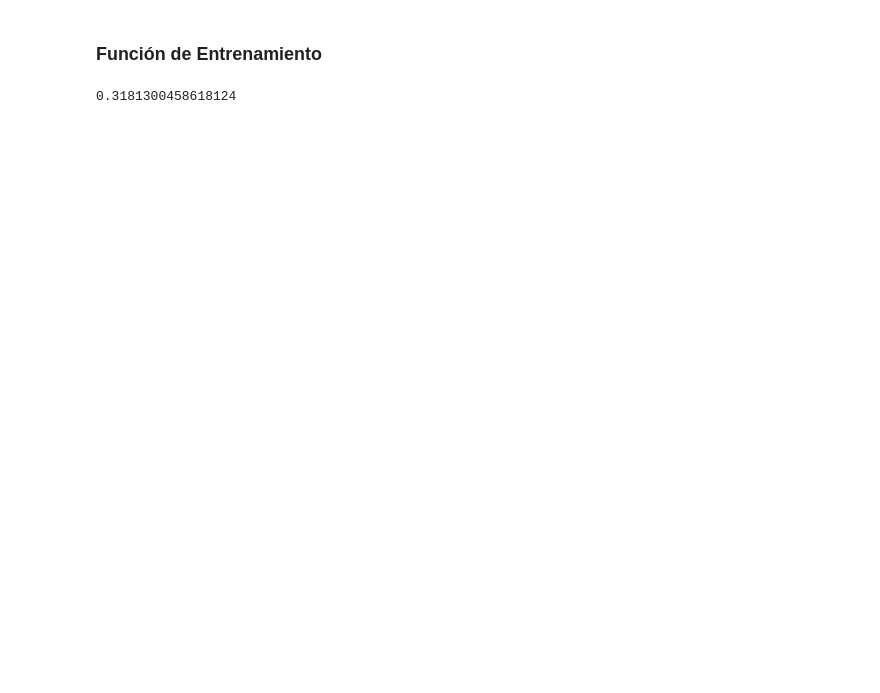
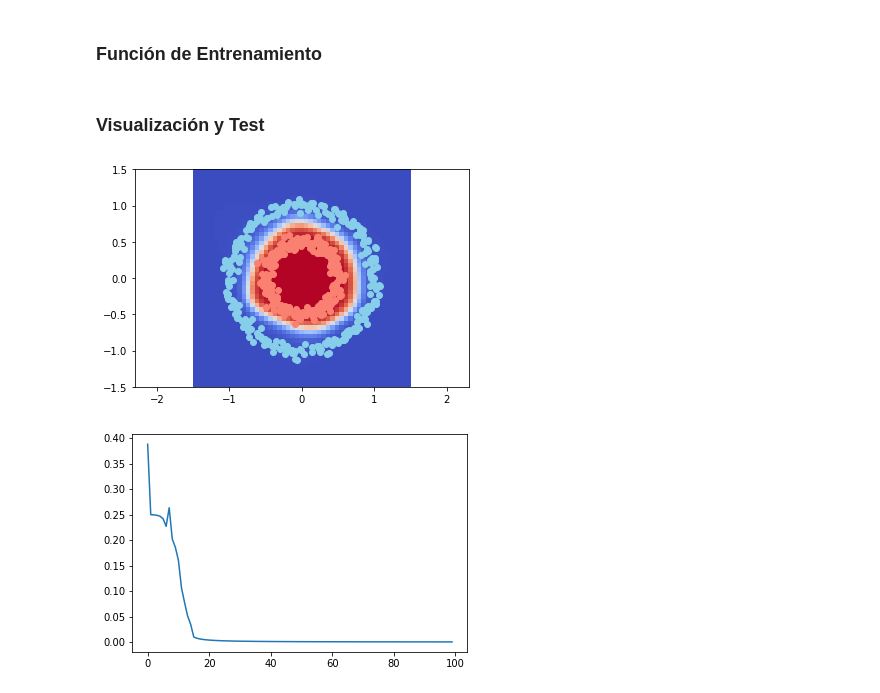
Before and after one commit to AlexPoma/DotCSV, a Jupyter notebook: Red_NeuronalDesdeCero.ipynb, the cells around one changed output. Saved outputs shown, nothing was run; the diff lists cells and outputs as text; code cells hidden in the pictures; blank space fills up the shorter version.

```diff
--- a/Red_NeuronalDesdeCero.ipynb
+++ b/Red_NeuronalDesdeCero.ipynb
@@ -117,12 +120,13 @@ def create_nn(topology, act_f):
         nn.append(neural_layer(topology[i], topology[i + 1], act_f))
     return nn
 # %%
-#topologia de la red, nuimero de neuronas de la red por capa, la última capa es 1 porque el resultado que queremos es binario
-topology = [p, 4, 8, 16, 8, 4, 1]
+#topologia de la red, número de neuronas de la red por capa, la última capa es 1 porque el resultado que queremos es binario
+#topology = [p, 4, 8, 16, 8, 4, 1]
+topology = [p, 4, 8, 1]
 #Función de coste, Error Cuadratico medio
 l2_cost = (lambda yp, yr: np.mean((yp - yr) ** 2),
            lambda yp, yr: (yp - yr))
-neural_net = create_nn(topology, sign)
+neural_net = create_nn(topology, sigm)
 # %%
 print(neural_net)
 # %% [output]
@@ -130,16 +134,2 @@ print(neural_net)
 # %% [markdown]
 ### Función de Entrenamiento
-# %%
-def train(neural_net, x, y, l2_cost, lr = 0.5):
-    out = [(None, x)]
-    #Forward pass
-    for l, layer in enumerate(neural_net):
-        z = out[-1][1 ] @ neural_net[l].w + neural_net[l].b
-        a = neural_net[l].act_f[0](z)
-        out.append((z, a))
-    #print(out[-1][1])
-    print(l2_cost[0](out[-1][1],y))
-# %%
-train(neural_net, x, y, l2_cost, 0.5)
-# %% [output]
-0.3181300458618124
@@ -145,0 +172,46 @@ train(neural_net, x, y, l2_cost, 0.5)
+# %% [markdown]
+### Visualización y Test
+# %%
+import time
+from IPython.display import clear_output
+
+neural_n = create_nn(topology, sigm)
+
+loss = []
+
+for i in range(2500):
+
+  # Entrenemos a la red!
+  py = train(neural_n, x, y, l2_cost, lr=0.05)
+
+  if i % 25 == 0:
+
+    print(py)
+
+    loss.append(l2_cost[0](py, y))
+
+    res = 50
+
+    _x0 = np.linspace(-1.5, 1.5, res)
+    _x1 = np.linspace(-1.5, 1.5, res)
+
+    _y = np.zeros((res, res))
+
+    for i0, x0 in enumerate(_x0):
+      for i1, x1 in enumerate(_x1):
+        _y[i0, i1] = train(neural_n, np.array([[x0, x1]]), y, l2_cost, train=False)[0][0]
+
+    plt.pcolormesh(_x0, _x1,_y, cmap="coolwarm")
+    plt.axis("equal")
+
+    plt.scatter(x[y[:,0] == 0, 0], x[y[:,0] == 0, 1], c="skyblue")
+    plt.scatter(x[y[:,0] == 1, 0], x[y[:,0] == 1, 1], c="salmon")
+
+    clear_output(wait=True)
+    plt.show()
+    plt.plot(range(len(loss)), loss)
+    plt.show()
+    time.sleep(0.5)
+# %% [output]
+[figure, added]
+[figure, added]
```
Also changed, not shown: parts of 12 cells of this notebook.
